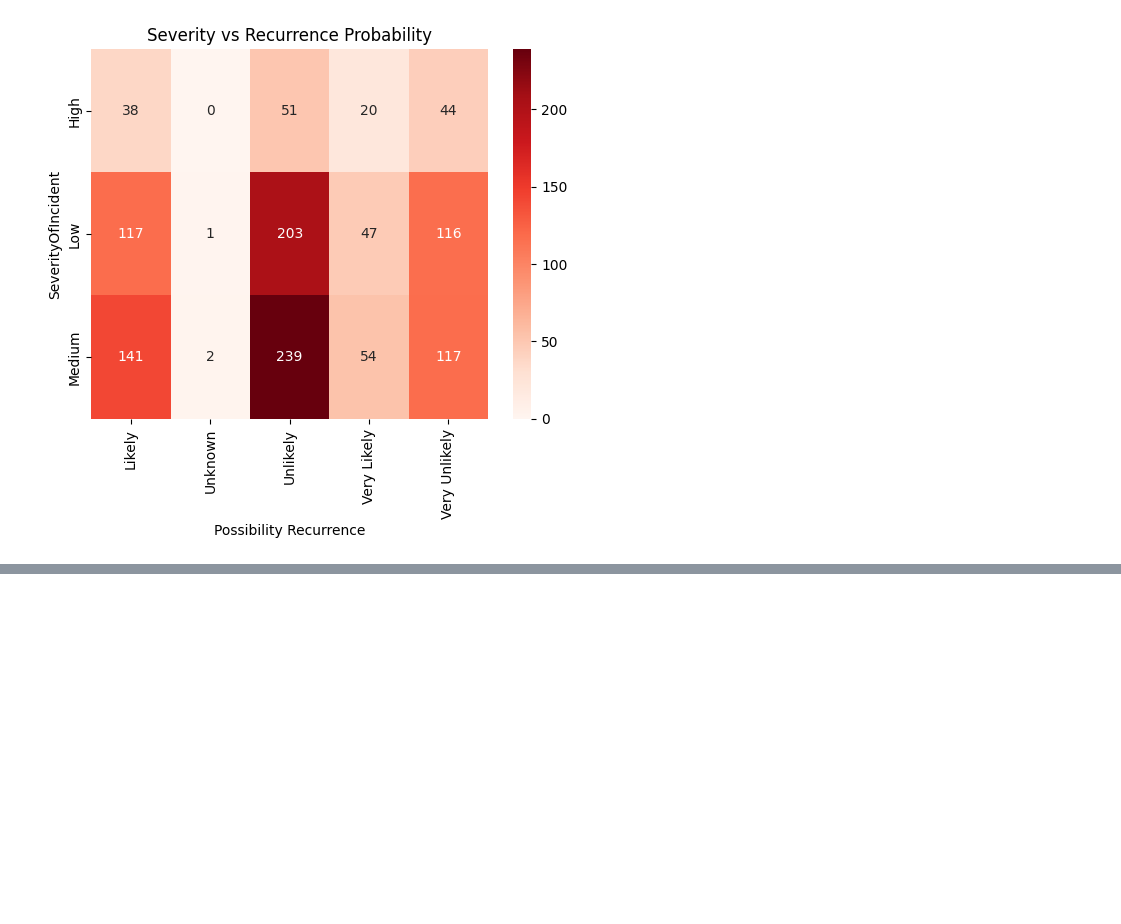
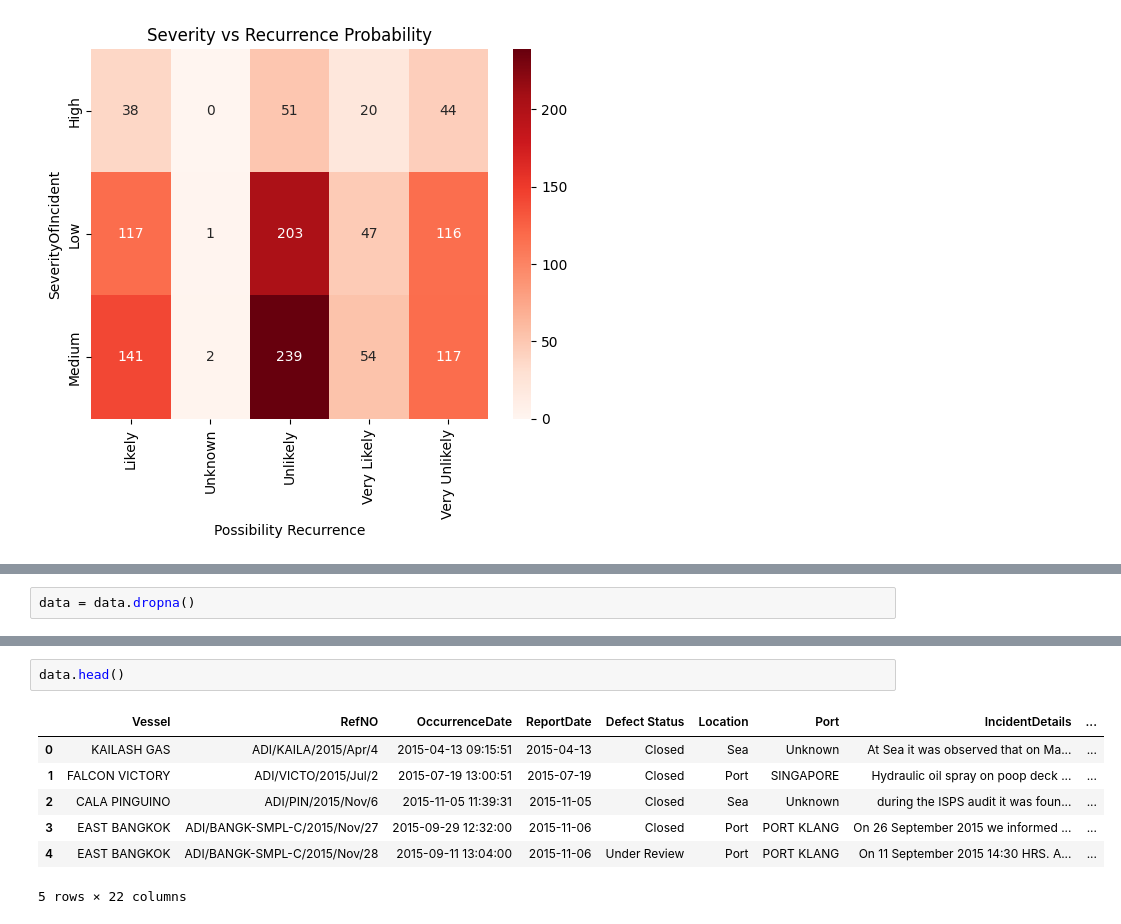
Before and after one commit to kiranr12r/Data-cleaning-and-EDA, a Jupyter notebook: cleaned-data/first.ipynb, the cells around one changed output, grey strips where cells are left out. Drawn from its saved outputs; the diff is of its cells as text; blank space fills up the shorter version.

```diff
--- a/cleaned-data/first.ipynb
+++ b/cleaned-data/first.ipynb
@@ -715,0 +768,2 @@ plt.show()
+# %%
+data = data.dropna()
@@ -715,0 +780,10 @@ plt.show()
+# %%
+data.head()
+# %% [output]
+|  | Vessel | RefNO | OccurrenceDate | ReportDate | Defect Status | Location | Port | IncidentDetails | ... |
+| 0 | KAILASH GAS | ADI/KAILA/2015/Apr/4 | 2015-04-13 09:15:51 | 2015-04-13 | Closed | Sea | Unknown | At Sea it was observed that on Ma... | ... |
+| 1 | FALCON VICTORY | ADI/VICTO/2015/Jul/2 | 2015-07-19 13:00:51 | 2015-07-19 | Closed | Port | SINGAPORE | Hydraulic oil spray on poop deck ... | ... |
+| 2 | CALA PINGUINO | ADI/PIN/2015/Nov/6 | 2015-11-05 11:39:31 | 2015-11-05 | Closed | Sea | Unknown | during the ISPS audit it was foun... | ... |
+| 3 | EAST BANGKOK | ADI/BANGK-SMPL-C/2015/Nov/27 | 2015-09-29 12:32:00 | 2015-11-06 | Closed | Port | PORT KLANG | On 26 September 2015 we informed ... | ... |
+| 4 | EAST BANGKOK | ADI/BANGK-SMPL-C/2015/Nov/28 | 2015-09-11 13:04:00 | 2015-11-06 | Under Review | Port | PORT KLANG | On 11 September 2015 14:30 HRS. A... | ... |
+5 rows × 22 columns
```
Also changed, not shown: parts of 10 cells of this notebook.
